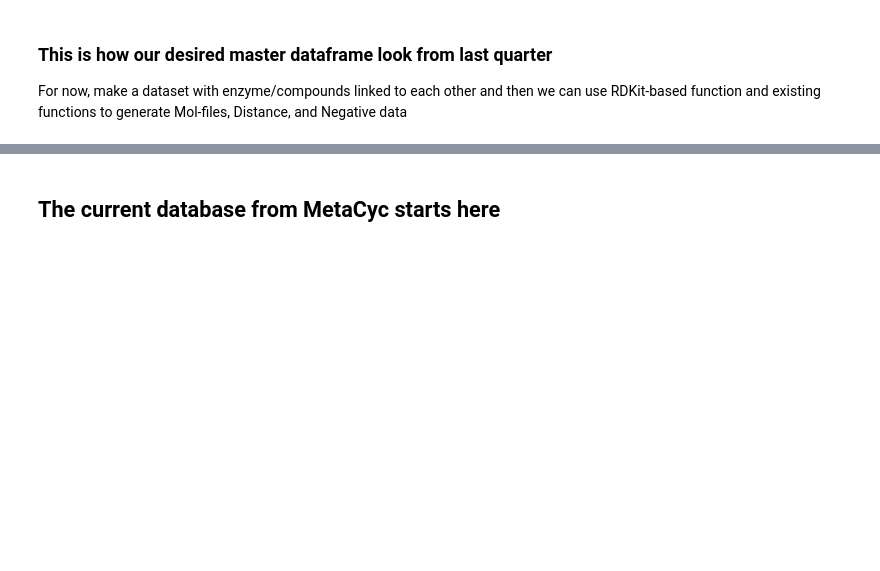
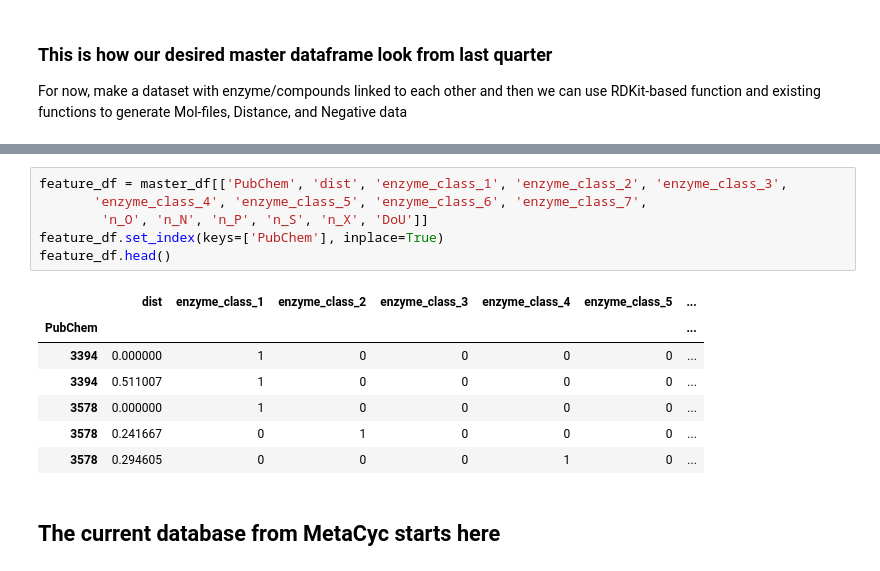
Before and after one commit to metamoles/metamoles, a Jupyter notebook: notebooks/Data_organization.ipynb, the cells around one changed output, grey strips where cells are left out. Drawn from its saved outputs; the diff is of its cells as text; blank space fills up the shorter version.

```diff
--- a/notebooks/Data_organization.ipynb
+++ b/notebooks/Data_organization.ipynb
@@ -48,3 +50,17 @@ feature_df.head()
+# %%
+feature_df = master_df[['PubChem', 'dist', 'enzyme_class_1', 'enzyme_class_2', 'enzyme_class_3',
+       'enzyme_class_4', 'enzyme_class_5', 'enzyme_class_6', 'enzyme_class_7',
+        'n_O', 'n_N', 'n_P', 'n_S', 'n_X', 'DoU']]
+feature_df.set_index(keys=['PubChem'], inplace=True)
+feature_df.head()
+# %% [output]
+|  | dist | enzyme_class_1 | enzyme_class_2 | enzyme_class_3 | enzyme_class_4 | enzyme_class_5 | ... |
+| PubChem |  |  |  |  |  |  | ... |
+| 3394 | 0.000000 | 1 | 0 | 0 | 0 | 0 | ... |
+| 3394 | 0.511007 | 1 | 0 | 0 | 0 | 0 | ... |
+| 3578 | 0.000000 | 1 | 0 | 0 | 0 | 0 | ... |
+| 3578 | 0.241667 | 0 | 1 | 0 | 0 | 0 | ... |
+| 3578 | 0.294605 | 0 | 0 | 0 | 1 | 0 | ... |
 # %% [markdown]
 ## The current database from MetaCyc starts here
 # %%
```
Also changed, not shown: parts of 51 cells of this notebook, 4 other files.
